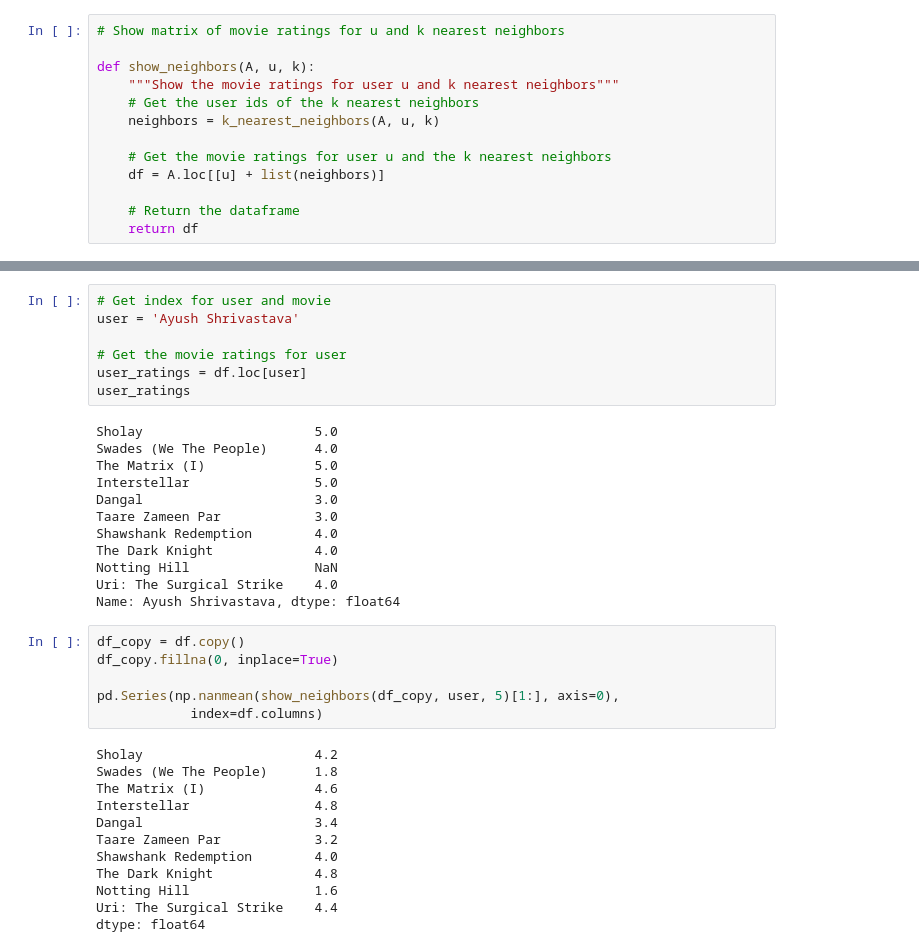
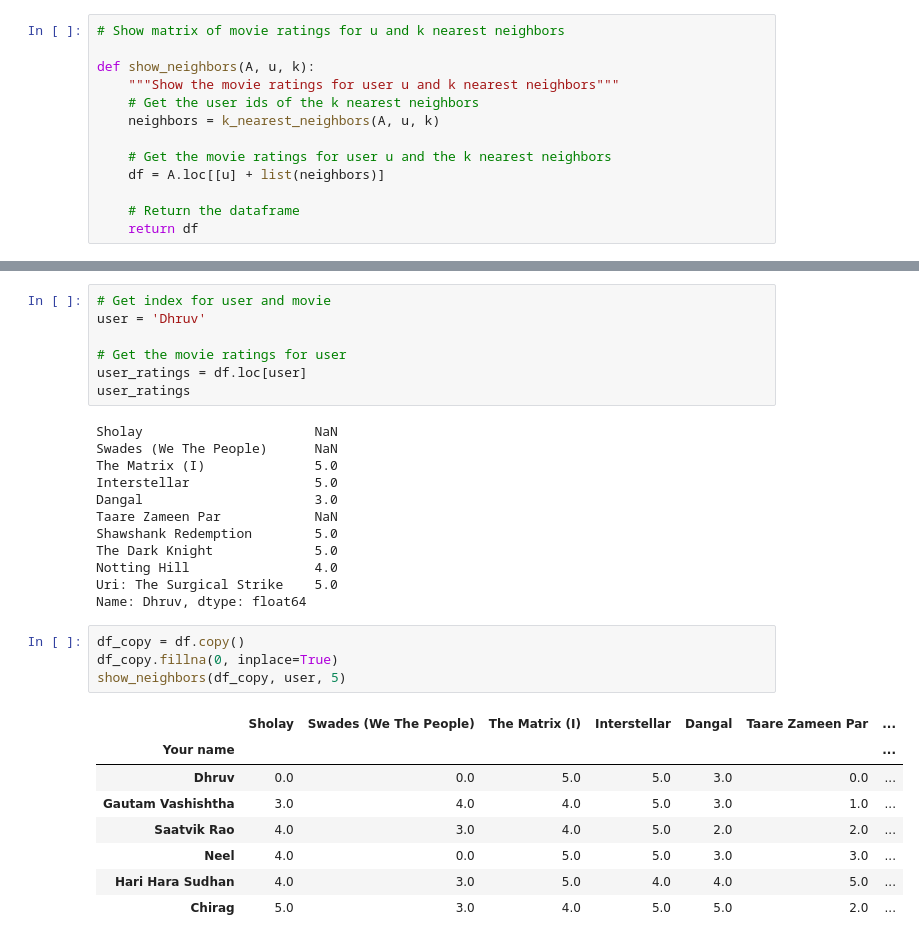
Before and after one commit to nipunbatra/ml2023, a Jupyter notebook: notebooks/posts/movie-recommendation-knn.ipynb, the cells around one changed output, grey strips where cells are left out. Cells and saved outputs as stored; diff of their text form.

```diff
--- a/notebooks/posts/movie-recommendation-knn.ipynb
+++ b/notebooks/posts/movie-recommendation-knn.ipynb
@@ -257,37 +256,32 @@ Index(['Nipun', 'Gautam Vashishtha', 'Eshan Gujarathi', 'Sai Krishna Avula',
 # %%
 # Get index for user and movie
-user = 'Ayush Shrivastava'
+user = 'Dhruv'
 
 # Get the movie ratings for user
 user_ratings = df.loc[user]
 user_ratings
 # %% [output]
-Sholay                      5.0
-Swades (We The People)      4.0
+Sholay                      NaN
+Swades (We The People)      NaN
 The Matrix (I)              5.0
 Interstellar                5.0
 Dangal                      3.0
-Taare Zameen Par            3.0
-Shawshank Redemption        4.0
-The Dark Knight             4.0
-Notting Hill                NaN
-Uri: The Surgical Strike    4.0
-Name: Ayush Shrivastava, dtype: float64
+Taare Zameen Par            NaN
+Shawshank Redemption        5.0
+The Dark Knight             5.0
+Notting Hill                4.0
+Uri: The Surgical Strike    5.0
+Name: Dhruv, dtype: float64
 # %%
 df_copy = df.copy()
 df_copy.fillna(0, inplace=True)
-
-pd.Series(np.nanmean(show_neighbors(df_copy, user, 5)[1:], axis=0),
-            index=df.columns)
+show_neighbors(df_copy, user, 5)
 # %% [output]
-Sholay                      4.2
-Swades (We The People)      1.8
-The Matrix (I)              4.6
-Interstellar                4.8
-Dangal                      3.4
-Taare Zameen Par            3.2
-Shawshank Redemption        4.0
-The Dark Knight             4.8
-Notting Hill                1.6
-Uri: The Surgical Strike    4.4
-dtype: float64
+|  | Sholay | Swades (We The People) | The Matrix (I) | Interstellar | Dangal | Taare Zameen Par | ... |
+| Your name |  |  |  |  |  |  | ... |
+| Dhruv | 0.0 | 0.0 | 5.0 | 5.0 | 3.0 | 0.0 | ... |
+| Gautam Vashishtha | 3.0 | 4.0 | 4.0 | 5.0 | 3.0 | 1.0 | ... |
+| Saatvik Rao | 4.0 | 3.0 | 4.0 | 5.0 | 2.0 | 2.0 | ... |
+| Neel | 4.0 | 0.0 | 5.0 | 5.0 | 3.0 | 3.0 | ... |
+| Hari Hara Sudhan | 4.0 | 3.0 | 5.0 | 4.0 | 4.0 | 5.0 | ... |
+| Chirag | 5.0 | 3.0 | 4.0 | 5.0 | 5.0 | 2.0 | ... |
```
Also changed, not shown: parts of 14 cells of this notebook.
